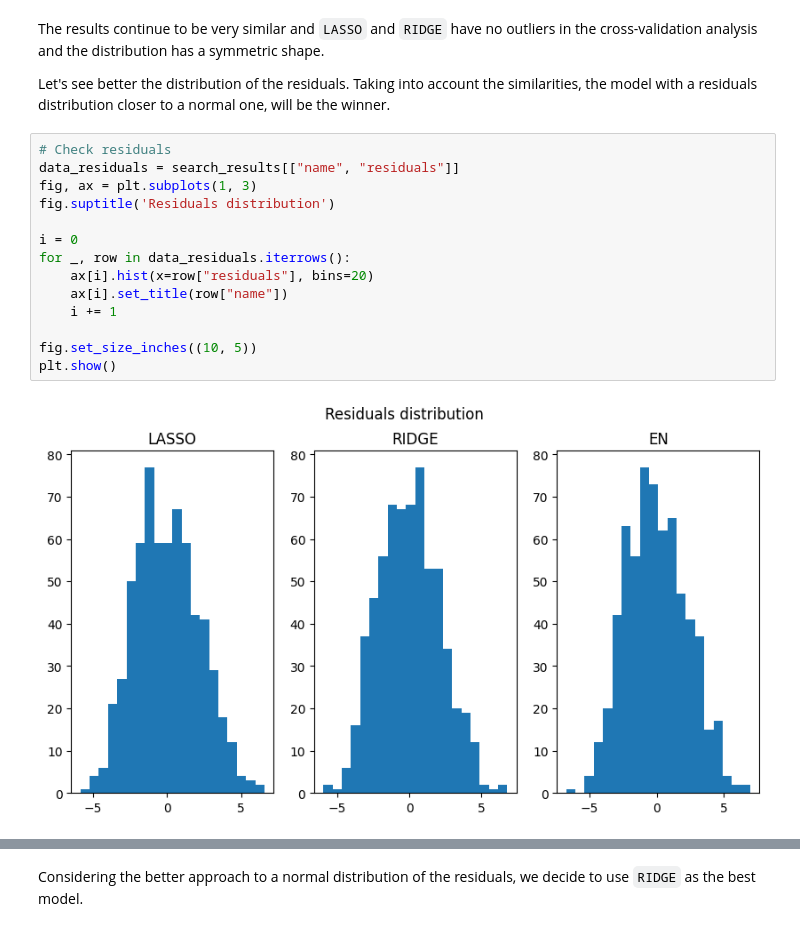
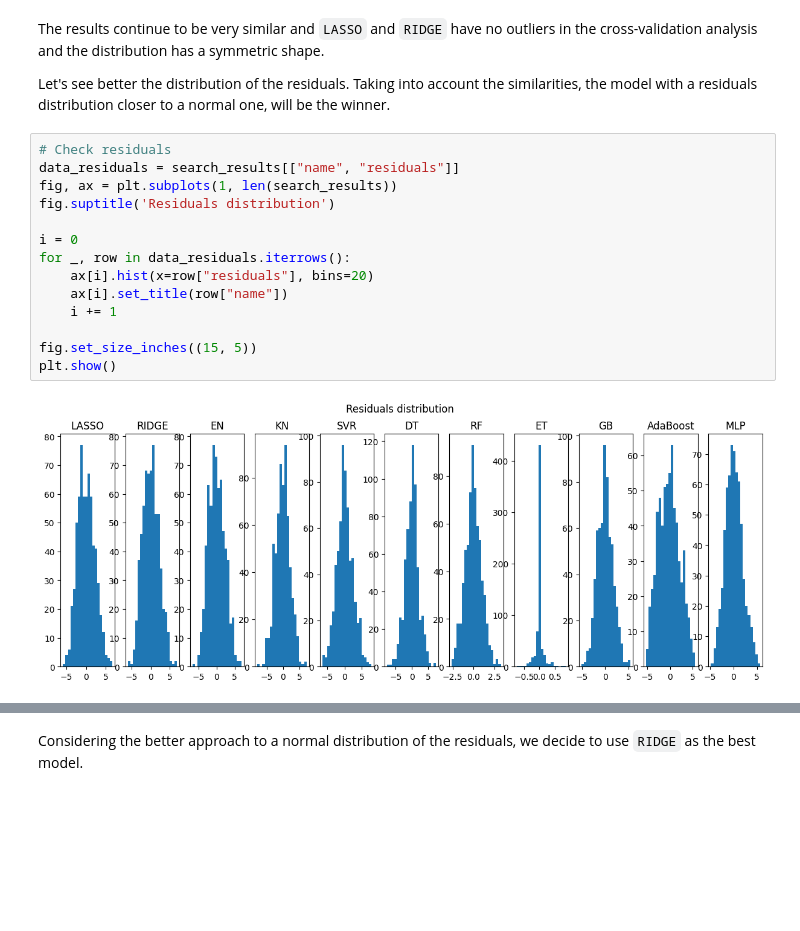
Before and after one commit to jonatanmrtn/regression-demo, a Jupyter notebook: notebooks/demo.ipynb, the cells around one changed output, grey strips where cells are left out. Saved outputs shown, nothing was run; the diff lists cells and outputs as text; blank space fills up the shorter version.

```diff
--- a/notebooks/demo.ipynb
+++ b/notebooks/demo.ipynb
@@ -308,19 +375,19 @@ Let's see better the distribution of the residuals. Taking into account the simi
 # %%
 # Check residuals
 data_residuals = search_results[["name", "residuals"]]
-fig, ax = plt.subplots(1, 3)
+fig, ax = plt.subplots(1, len(search_results))
 fig.suptitle('Residuals distribution')
 
 i = 0
 for _, row in data_residuals.iterrows():
     ax[i].hist(x=row["residuals"], bins=20)
     ax[i].set_title(row["name"])
     i += 1
 
-fig.set_size_inches((10, 5))
+fig.set_size_inches((15, 5))
 plt.show()
 # %% [output]
-[figure, old version]
+[figure, new version]
 # %%
 # Check skewness and kurtosis
 for _, row in data_residuals.iterrows():
```
Also changed, not shown: parts of 9 cells of this notebook.
